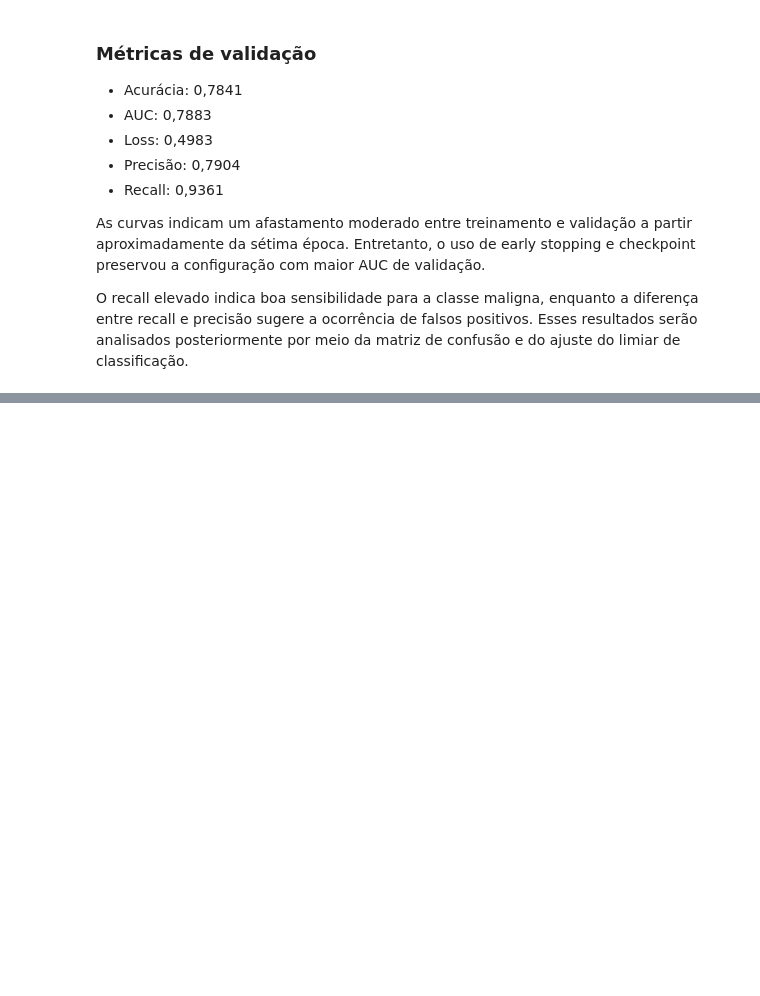
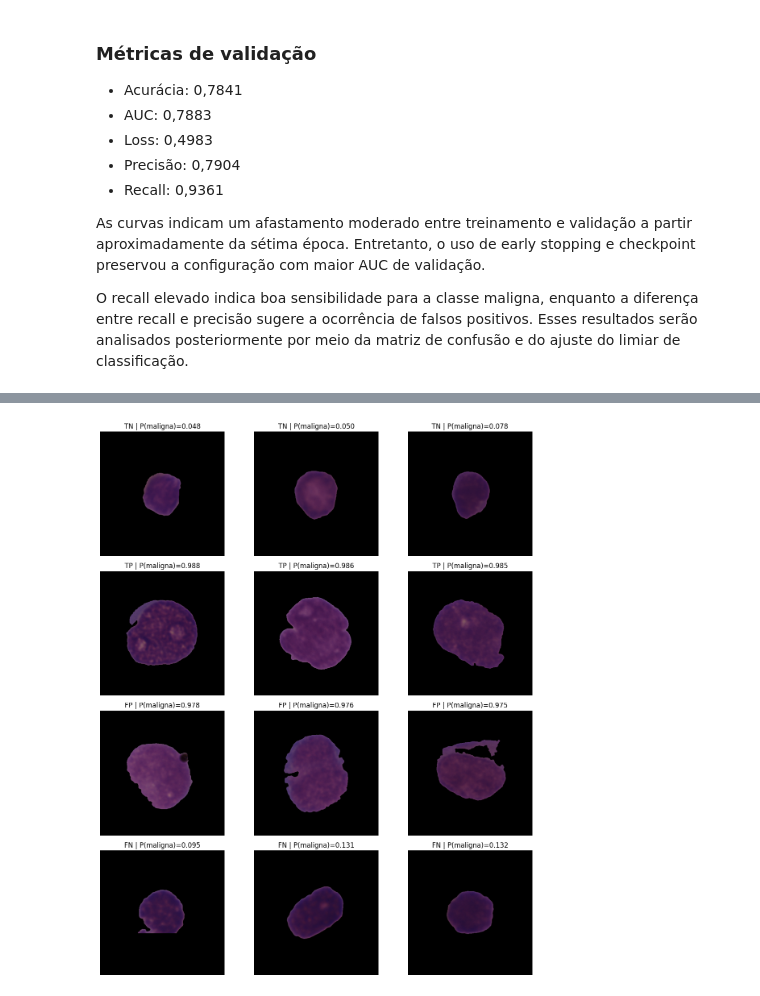
Before and after one commit to EdsonDaSilvaLJ/LIMCI_web_system, a Jupyter notebook: notebooks/02_train_efficientnet_cnmc.ipynb, the cells around one changed output, grey strips where cells are left out. Cells and saved outputs as stored; diff of their text form; code cells hidden in the pictures; blank space fills up the shorter version.

```diff
--- a/notebooks/02_train_efficientnet_cnmc.ipynb
+++ b/notebooks/02_train_efficientnet_cnmc.ipynb
@@ -796,0 +1614,95 @@ confusão e do ajuste do limiar de classificação.
+# %%
+example_groups = [
+    (
+        "TN",
+        "Normal classificada corretamente",
+        True,
+    ),
+    (
+        "TP",
+        "Maligna classificada corretamente",
+        False,
+    ),
+    (
+        "FP",
+        "Normal classificada como maligna",
+        False,
+    ),
+    (
+        "FN",
+        "Maligna classificada como normal",
+        True,
+    ),
+]
+
+EXAMPLES_PER_GROUP = 3
+
+figure, axes = plt.subplots(
+    len(example_groups),
+    EXAMPLES_PER_GROUP,
+    figsize=(12, 14),
+)
+
+for row, (
+    outcome,
+    row_title,
+    ascending,
+) in enumerate(example_groups):
+    examples = (
+        test_results[
+            test_results["outcome"] == outcome
+        ]
+        .sort_values(
+            "malignant_probability",
+            ascending=ascending,
+        )
+        .head(EXAMPLES_PER_GROUP)
+    )
+
+    for column in range(EXAMPLES_PER_GROUP):
+        axis = axes[row, column]
+
+        if column >= len(examples):
+            axis.axis("off")
+            continue
+
+        example = examples.iloc[column]
+
+        image = tf.keras.utils.load_img(
+            example["image_path"]
+        )
+
+        axis.imshow(image)
+        axis.set_title(
+            f"{outcome} | "
+            f"P(maligna)="
+            f"{example['malignant_probability']:.3f}"
+        )
+        axis.axis("off")
+
+    axes[row, 0].set_ylabel(
+        row_title,
+        fontsize=10,
+    )
+
+plt.tight_layout()
+
+examples_path = (
+    FIGURES_DIR
+    / "test_success_and_error_examples.png"
+)
+
+plt.savefig(
+    examples_path,
+    dpi=200,
+    bbox_inches="tight",
+)
+
+plt.show()
+
+print(
+    "Exemplos salvos em:",
+    examples_path,
+)
+# %% [output]
+[figure, added]
```
Also changed, not shown: parts of 21 cells of this notebook.
